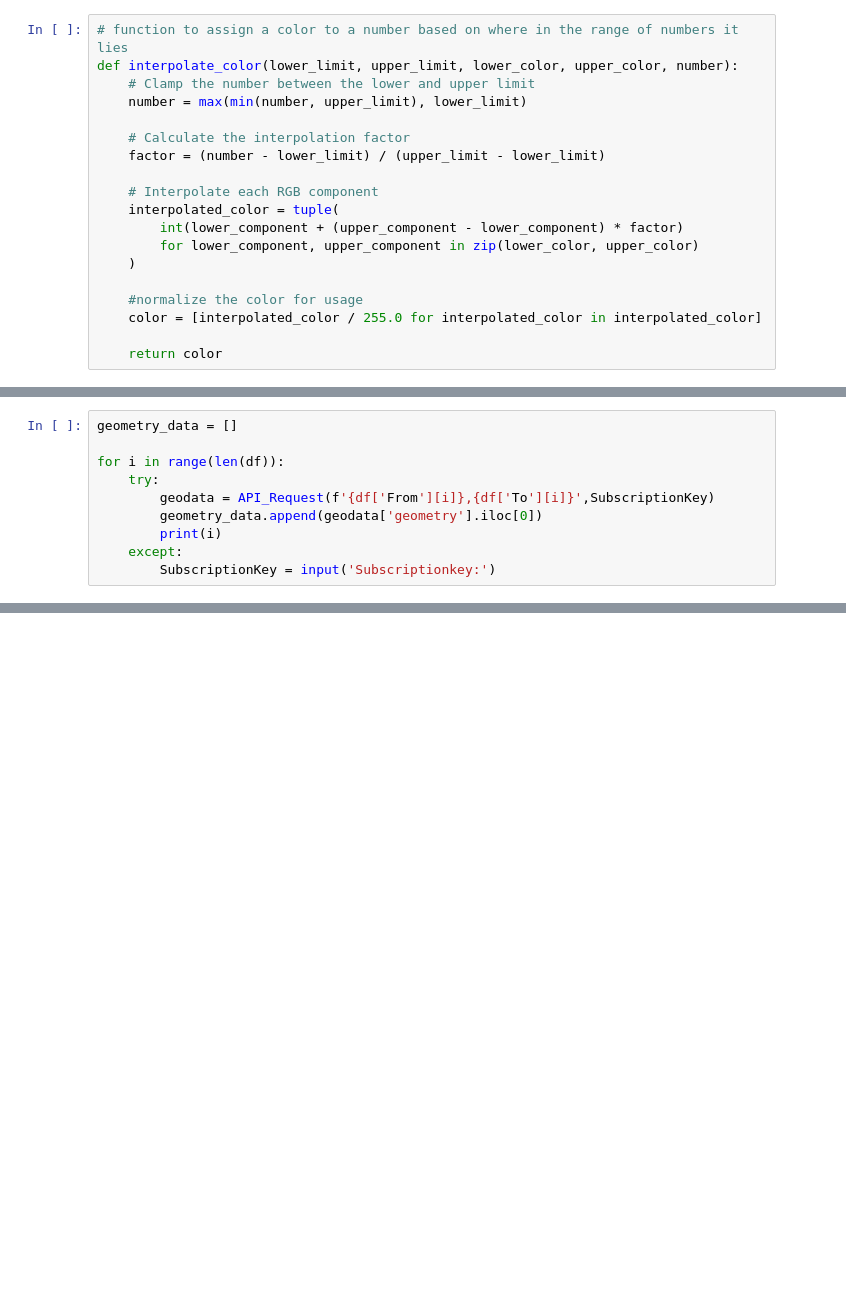
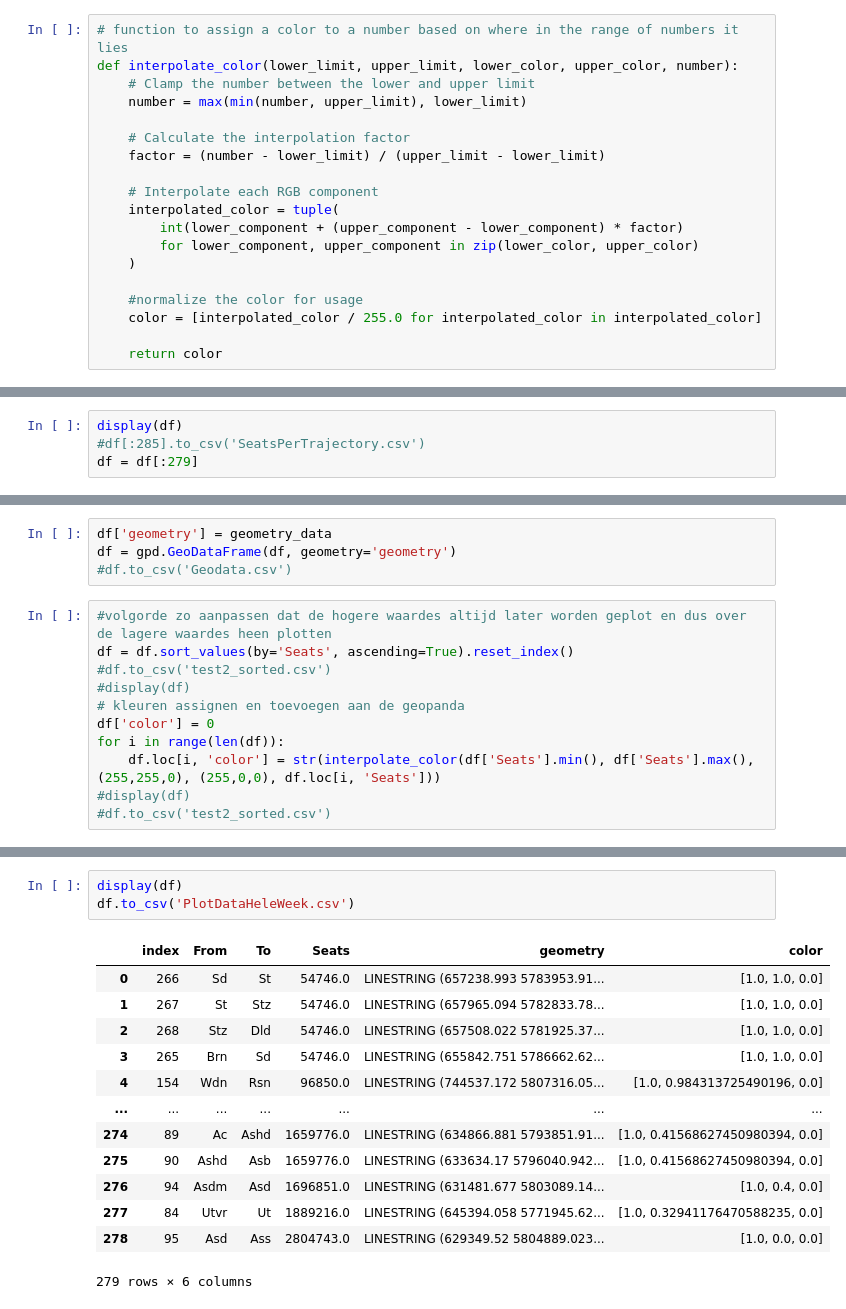
Before and after one commit to mathijsmarkus/python_group_assignment, a Jupyter notebook: Hoofd Notebook.ipynb, the cells around one changed output, grey strips where cells are left out. Cells and saved outputs as stored; diff of their text form; blank space fills up the shorter version.

Commit message:
Hoofdnotebook updated with geometry code

```diff
--- a/Hoofd Notebook.ipynb
+++ b/Hoofd Notebook.ipynb
@@ -202,10 +189,0 @@ Gn,Gerp
-# %%
-geometry_data = []
-
-for i in range(len(df)):
-    try:
-        geodata = API_Request(f'{df['From'][i]},{df['To'][i]}',SubscriptionKey)
-        geometry_data.append(geodata['geometry'].iloc[0])
-        print(i)
-    except:
-        SubscriptionKey = input('Subscriptionkey:')
@@ -213,0 +190,4 @@ NameError: name 'df' is not defined
+# %%
+display(df)
+#df[:285].to_csv('SeatsPerTrajectory.csv')
+df = df[:279]
@@ -266,0 +231,15 @@ for i in range(len(df)):
+# %%
+df['geometry'] = geometry_data
+df = gpd.GeoDataFrame(df, geometry='geometry')
+#df.to_csv('Geodata.csv')
+# %%
+#volgorde zo aanpassen dat de hogere waardes altijd later worden geplot en dus over de lagere waardes heen plotten
+df = df.sort_values(by='Seats', ascending=True).reset_index()
+#df.to_csv('test2_sorted.csv')
+#display(df)
+# kleuren assignen en toevoegen aan de geopanda
+df['color'] = 0
+for i in range(len(df)):
+    df.loc[i, 'color'] = str(interpolate_color(df['Seats'].min(), df['Seats'].max(), (255,255,0), (255,0,0), df.loc[i, 'Seats']))
+#display(df)
+#df.to_csv('test2_sorted.csv')
@@ -266,0 +298,17 @@ for i in range(len(df)):
+# %%
+display(df)
+df.to_csv('PlotDataHeleWeek.csv')
+# %% [output]
+|  | index | From | To | Seats | geometry | color |
+| 0 | 266 | Sd | St | 54746.0 | LINESTRING (657238.993 5783953.91... | [1.0, 1.0, 0.0] |
+| 1 | 267 | St | Stz | 54746.0 | LINESTRING (657965.094 5782833.78... | [1.0, 1.0, 0.0] |
+| 2 | 268 | Stz | Dld | 54746.0 | LINESTRING (657508.022 5781925.37... | [1.0, 1.0, 0.0] |
+| 3 | 265 | Brn | Sd | 54746.0 | LINESTRING (655842.751 5786662.62... | [1.0, 1.0, 0.0] |
+| 4 | 154 | Wdn | Rsn | 96850.0 | LINESTRING (744537.172 5807316.05... | [1.0, 0.984313725490196, 0.0] |
+| ... | ... | ... | ... | ... | ... | ... |
+| 274 | 89 | Ac | Ashd | 1659776.0 | LINESTRING (634866.881 5793851.91... | [1.0, 0.41568627450980394, 0.0] |
+| 275 | 90 | Ashd | Asb | 1659776.0 | LINESTRING (633634.17 5796040.942... | [1.0, 0.41568627450980394, 0.0] |
+| 276 | 94 | Asdm | Asd | 1696851.0 | LINESTRING (631481.677 5803089.14... | [1.0, 0.4, 0.0] |
+| 277 | 84 | Utvr | Ut | 1889216.0 | LINESTRING (645394.058 5771945.62... | [1.0, 0.32941176470588235, 0.0] |
+| 278 | 95 | Asd | Ass | 2804743.0 | LINESTRING (629349.52 5804889.023... | [1.0, 0.0, 0.0] |
+279 rows × 6 columns
```
Also changed, not shown: parts of 12 cells of this notebook, 1 other file.
